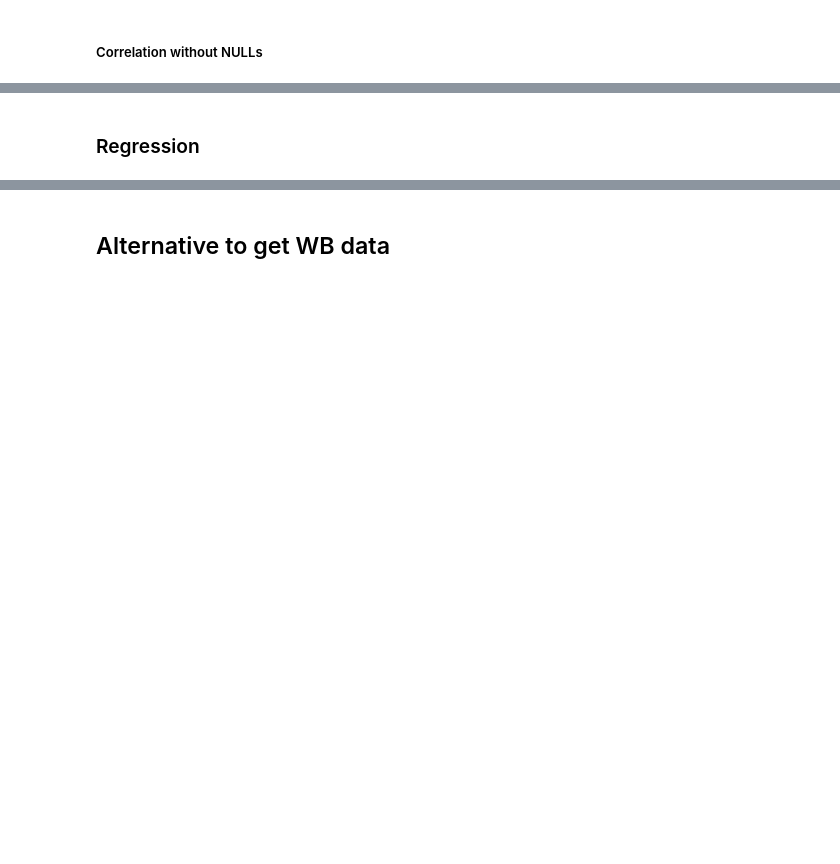
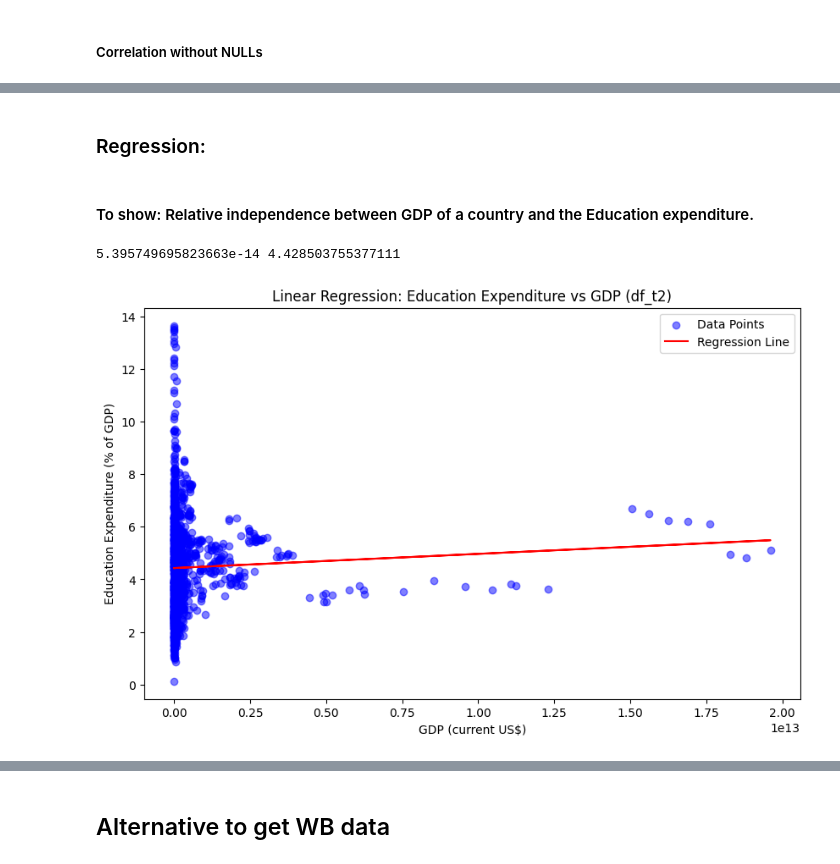
Before and after one commit to MatiasBorrellH/Live_Coding_Challenge, a Jupyter notebook: live_code.ipynb, the cells around one changed output, grey strips where cells are left out. Saved outputs shown, nothing was run; the diff lists cells and outputs as text; code cells hidden in the pictures; blank space fills up the shorter version.

Commit message:
Applying regresion model: X-GDP, y-Government expenditure on education

```diff
--- a/live_code.ipynb
+++ b/live_code.ipynb
@@ -223,4 +240,46 @@ corr.style.background_gradient(cmap='coolwarm', axis=None).format(precision=2)
 | Population, total | 0.39 | -0.03 | 0.52 | -0.09 | ... |
 | Progression to secondary school (%) | 0.27 | 0.31 | 0.24 | 0.46 | ... |
 # %% [markdown]
-### Regression
+### Regression:
+# %% [markdown]
+#### To show: Relative independence between GDP of a country and the Education expenditure.
+# %%
+# Extracting the relevant columns: 'GDP (current US$)' and 'Government expenditure on education, total (% of GDP)'
+gdp = 'GDP (current US$)'
+education_exp = 'Government expenditure on education, total (% of GDP)'
+
+# Filter the necessary data and dropping na values to be able to fit the model.
+df_t2_filtered = df_t2[[gdp, education_exp]].dropna()
+
+# Prepare the data for regression
+X = df_t2_filtered[gdp].values.reshape(-1, 1)
+Y = df_t2_filtered[education_exp].values
+
+# Create and fit the linear regression model
+model = LinearRegression()
+model.fit(X, Y)
+
+# Output coefficients & Intercepts
+coefficient = model.coef_[0]
+intercept = model.intercept_
+
+print(coefficient, intercept)
+# %% [output]
+5.395749695823663e-14 4.428503755377111
+# %%
+# Scatter plot of the df_t2
+plt.figure(figsize=(10, 6))
+plt.scatter(X, Y, color='blue', alpha=0.5, label='Data Points')
+
+# Regression line
+y_pred = model.predict(X)
+plt.plot(X, y_pred, color='red', label='Regression Line')
+
+# Labels and title
+plt.xlabel('GDP (current US$)')
+plt.ylabel('Education Expenditure (% of GDP)')
+plt.title('Linear Regression: Education Expenditure vs GDP (df_t2)')
+plt.legend()
+plt.show()
+# %% [output]
+[figure, added]
```
Also changed, not shown: parts of 5 cells of this notebook, 2 other files.
